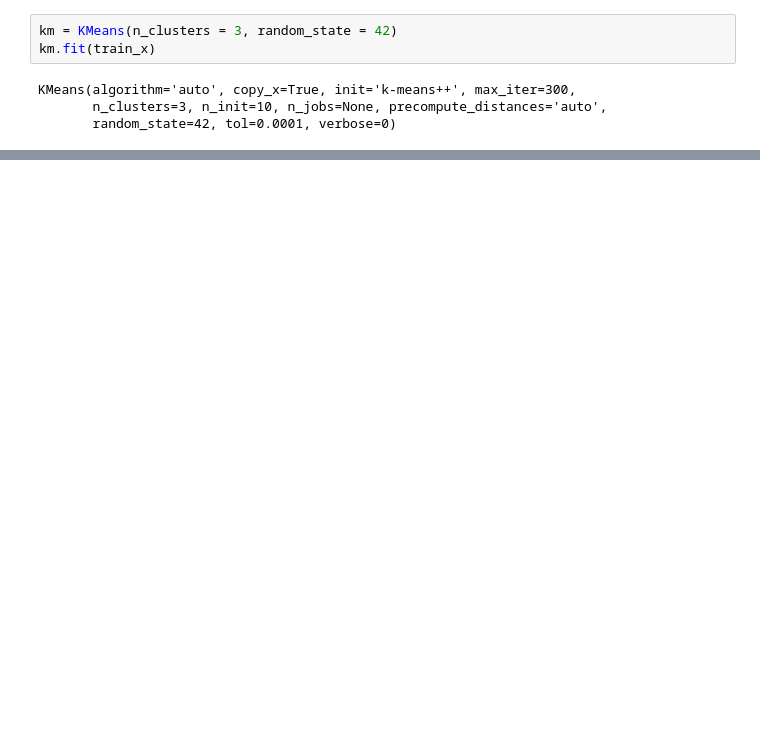
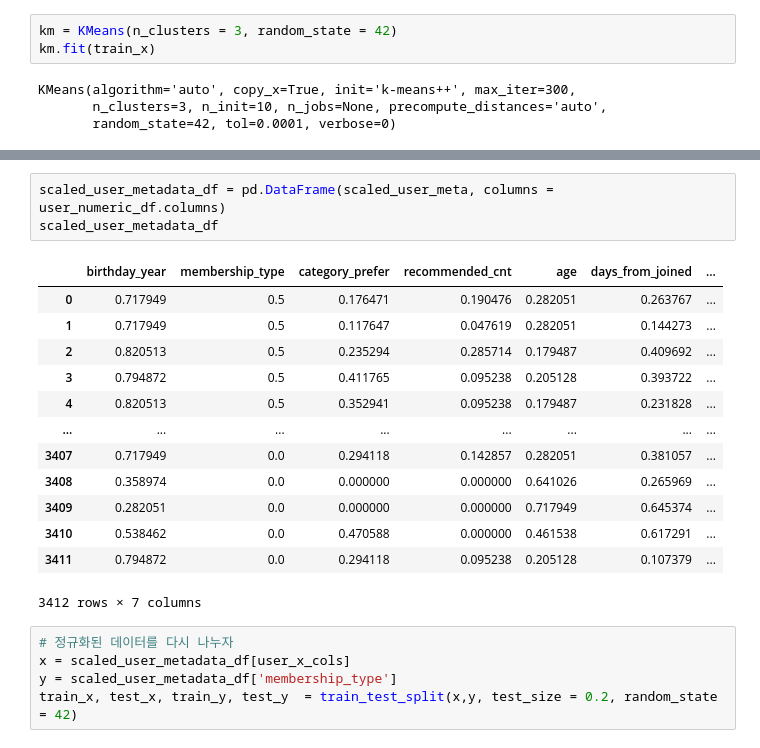
Before and after one commit to Vaycold/Python_ML, a Jupyter notebook: Clustering/E-commerce Data.ipynb, the cells around one changed output, grey strips where cells are left out. Cells and saved outputs as stored; diff of their text form; blank space fills up the shorter version.

```diff
--- a/Clustering/E-commerce Data.ipynb
+++ b/Clustering/E-commerce Data.ipynb
@@ -454,0 +635,22 @@ KMeans(algorithm='auto', copy_x=True, init='k-means++', max_iter=300,
+# %%
+scaled_user_metadata_df = pd.DataFrame(scaled_user_meta, columns = user_numeric_df.columns)
+scaled_user_metadata_df
+# %% [output]
+|  | birthday_year | membership_type | category_prefer | recommended_cnt | age | days_from_joined | ... |
+| 0 | 0.717949 | 0.5 | 0.176471 | 0.190476 | 0.282051 | 0.263767 | ... |
+| 1 | 0.717949 | 0.5 | 0.117647 | 0.047619 | 0.282051 | 0.144273 | ... |
+| 2 | 0.820513 | 0.5 | 0.235294 | 0.285714 | 0.179487 | 0.409692 | ... |
+| 3 | 0.794872 | 0.5 | 0.411765 | 0.095238 | 0.205128 | 0.393722 | ... |
+| 4 | 0.820513 | 0.5 | 0.352941 | 0.095238 | 0.179487 | 0.231828 | ... |
+| ... | ... | ... | ... | ... | ... | ... | ... |
+| 3407 | 0.717949 | 0.0 | 0.294118 | 0.142857 | 0.282051 | 0.381057 | ... |
+| 3408 | 0.358974 | 0.0 | 0.000000 | 0.000000 | 0.641026 | 0.265969 | ... |
+| 3409 | 0.282051 | 0.0 | 0.000000 | 0.000000 | 0.717949 | 0.645374 | ... |
+| 3410 | 0.538462 | 0.0 | 0.470588 | 0.000000 | 0.461538 | 0.617291 | ... |
+| 3411 | 0.794872 | 0.0 | 0.294118 | 0.095238 | 0.205128 | 0.107379 | ... |
+3412 rows × 7 columns
+# %%
+# 정규화된 데이터를 다시 나누자
+x = scaled_user_metadata_df[user_x_cols]
+y = scaled_user_metadata_df['membership_type']
+train_x, test_x, train_y, test_y  = train_test_split(x,y, test_size = 0.2, random_state = 42)
```
Also changed, not shown: parts of 41 cells of this notebook.
